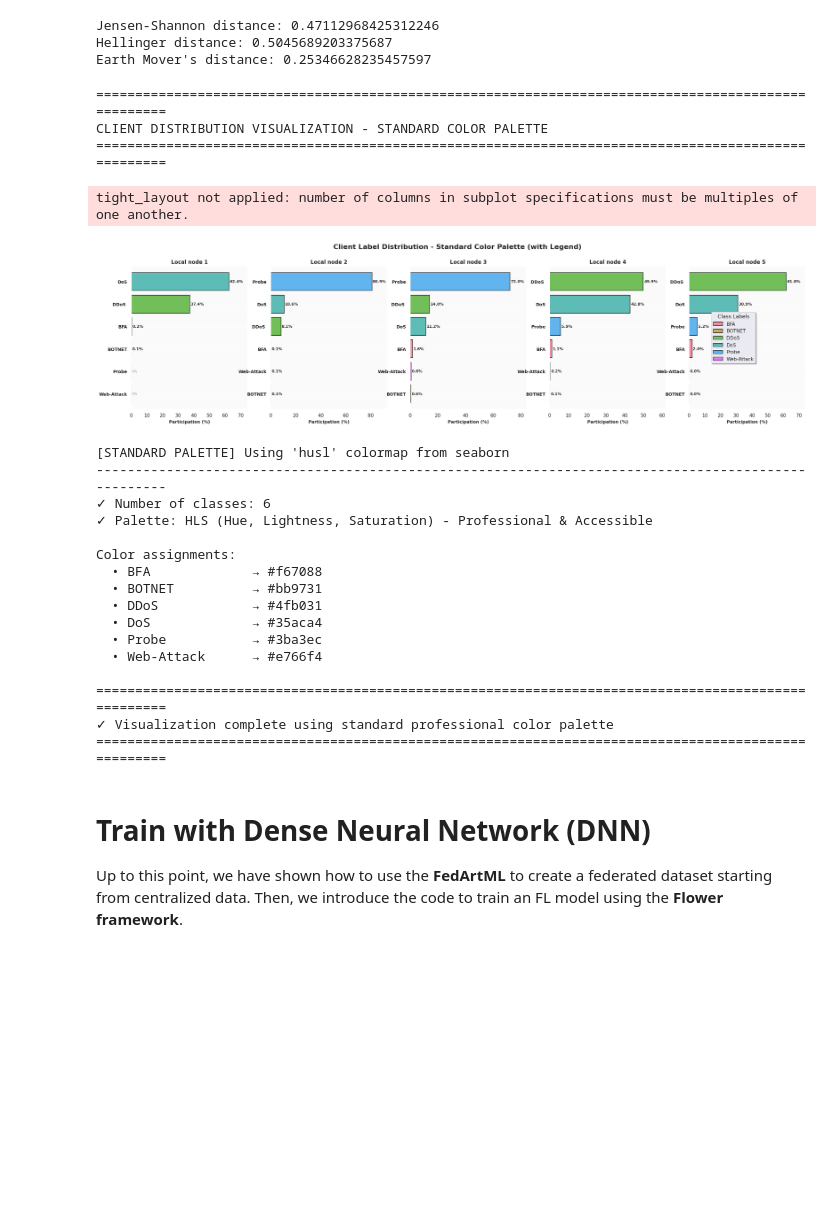
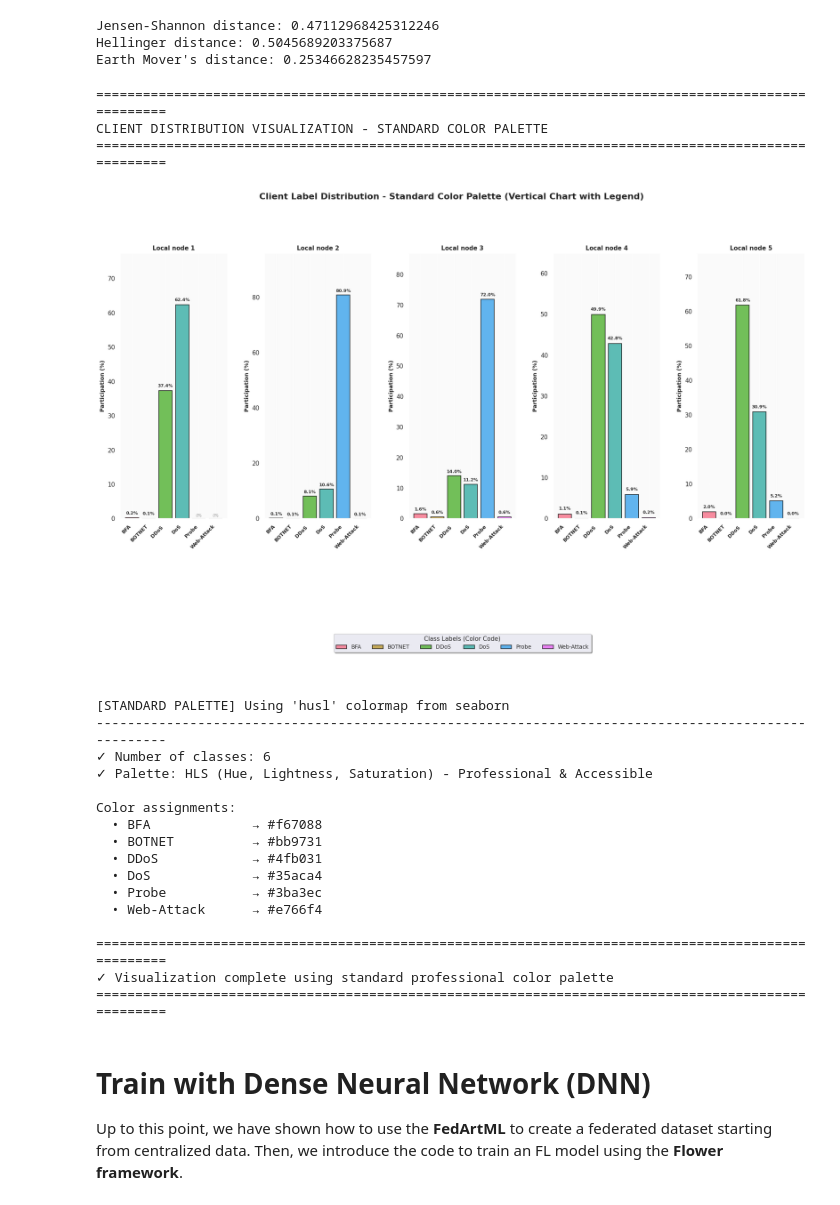
Before and after one commit to ranjanchoubey/FedArtML, a Jupyter notebook: examples/13_Get_started_create_FL_data_label_skew_dirichlet_InSDN.ipynb, the cells around one changed output. Saved outputs shown, nothing was run; the diff lists cells and outputs as text; code cells hidden in the pictures; blank space fills up the shorter version.

```diff
--- a/examples/13_Get_started_create_FL_data_label_skew_dirichlet_InSDN.ipynb
+++ b/examples/13_Get_started_create_FL_data_label_skew_dirichlet_InSDN.ipynb
@@ -743,14 +743,27 @@ if not df.empty:
     # Get all unique labels to ensure every client shows all classes
     all_labels_sorted = sorted(label_mapping.keys())
 
+    # Calculate responsive layout (max 5 clients per row)
+    clients_per_row = min(5, num_clients)
+    num_rows = int(np.ceil(num_clients / clients_per_row))
+
+    # Calculate figure size based on number of clients
+    fig_width = max(20, clients_per_row * 4.5)
+    fig_height = max(14, num_rows * 5 + 3)  # +3 for legend space, increased height per row
+
     # Create figure with space for legend at bottom
-    fig = plt.figure(figsize=(20, 10))
-    gs = fig.add_gridspec(2, num_clients, height_ratios=[5, 1], hspace=0.4, wspace=0.3)
+    fig = plt.figure(figsize=(fig_width, fig_height))
+    gs = fig.add_gridspec(num_rows + 1, clients_per_row,
+                          height_ratios=[1] * num_rows + [0.25],
+                          hspace=0.55, wspace=0.35)  # Increased hspace for more vertical separation
 
     # Plot all clients with standard palette (vertical bars)
     cont = 0
     for key, group in standard_plot_data.items():
-        ax = fig.add_subplot(gs[0, cont])
+        # Calculate row and column position
+        row = cont // clients_per_row
+        col = cont % clients_per_row
+        ax = fig.add_subplot(gs[row, col])
 
         # Create a dataframe with ALL labels, filling missing ones with 0
         all_labels_df = pd.DataFrame({'label_name': all_labels_sorted})
@@ -791,7 +804,8 @@ if not df.empty:
         cont += 1
 
     # Add legend at the bottom spanning all columns
-    ax_legend = fig.add_subplot(gs[1, :])
+    # Create a merged subplot for legend
+    ax_legend = fig.add_subplot(gs[num_rows, :])
     ax_legend.axis('off')
 
     # Create legend patches
@@ -814,52 +828,51 @@ if not df.empty:
         shadow=True
     )
 
     # Overall figure styling
     fig.suptitle('Client Label Distribution - Standard Color Palette (Vertical Chart with Legend)',
-                fontsize=16, fontweight='bold', y=0.98)
+                fontsize=16, fontweight='bold', y=0.99)
 
     plt.show()
 
     # ================================================================================
     # DISPLAY STANDARD PALETTE INFORMATION
     # ================================================================================
     print("\n[STANDARD PALETTE] Using 'husl' colormap from seaborn")
     print("-" * 100)
     print(f"✓ Number of classes: {len(label_mapping)}")
     print(f"✓ Palette: HLS (Hue, Lightness, Saturation) - Professional & Accessible")
     print(f"\nColor assignments:")
     for label in sorted(label_mapping.keys()):
         color_rgb = label_to_standard_color[label]
         color_hex = '#{:02x}{:02x}{:02x}'.format(
             int(color_rgb[0]*255), int(color_rgb[1]*255), int(color_rgb[2]*255)
         )
         print(f"  • {label:<15} → {color_hex}")
 
     print("\n" + "="*100)
     print("✓ Visualization complete using standard professional color palette")
     print("="*100 + "\n")
 # %% [output]
 ====================================================================================================
 CLIENT DISTRIBUTION VISUALIZATION - STANDARD COLOR PALETTE
 ====================================================================================================
+[figure, new version]
-tight_layout not applied: number of columns in subplot specifications must be multiples of one another.
+[STANDARD PALETTE] Using 'husl' colormap from seaborn
+----------------------------------------------------------------------------------------------------
+✓ Number of classes: 6
+✓ Palette: HLS (Hue, Lightness, Saturation) - Professional & Accessible
+
+Color assignments:
+  • BFA             → #f67088
+  • BOTNET          → #bb9731
+  • DDoS            → #4fb031
+  • DoS             → #35aca4
+  • Probe           → #3ba3ec
+  • Web-Attack      → #e766f4
+
+====================================================================================================
+✓ Visualization complete using standard professional color palette
+====================================================================================================
-[figure, old version]
-[STANDARD PALETTE] Using 'husl' colormap from seaborn
-----------------------------------------------------------------------------------------------------
-✓ Number of classes: 6
-✓ Palette: HLS (Hue, Lightness, Saturation) - Professional & Accessible
-
-Color assignments:
-  • BFA             → #f67088
-  • BOTNET          → #bb9731
-  • DDoS            → #4fb031
-  • DoS             → #35aca4
-  • Probe           → #3ba3ec
-  • Web-Attack      → #e766f4
-
-====================================================================================================
-✓ Visualization complete using standard professional color palette
-====================================================================================================
 # %% [markdown]
 # Train with Dense Neural Network (DNN)
 
```
Also changed, not shown: parts of 1 cell of this notebook.
